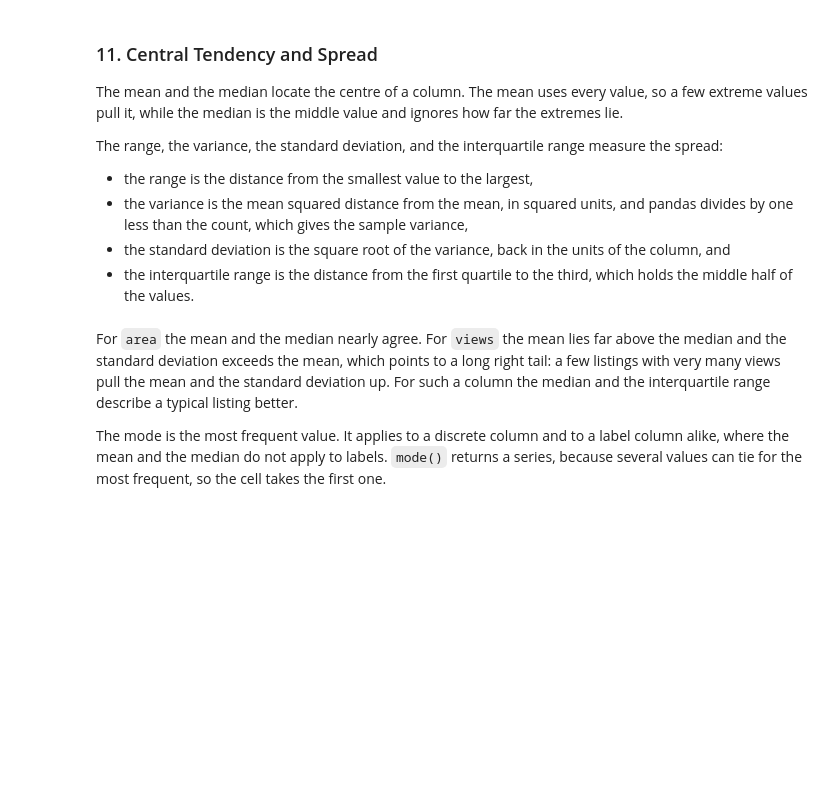
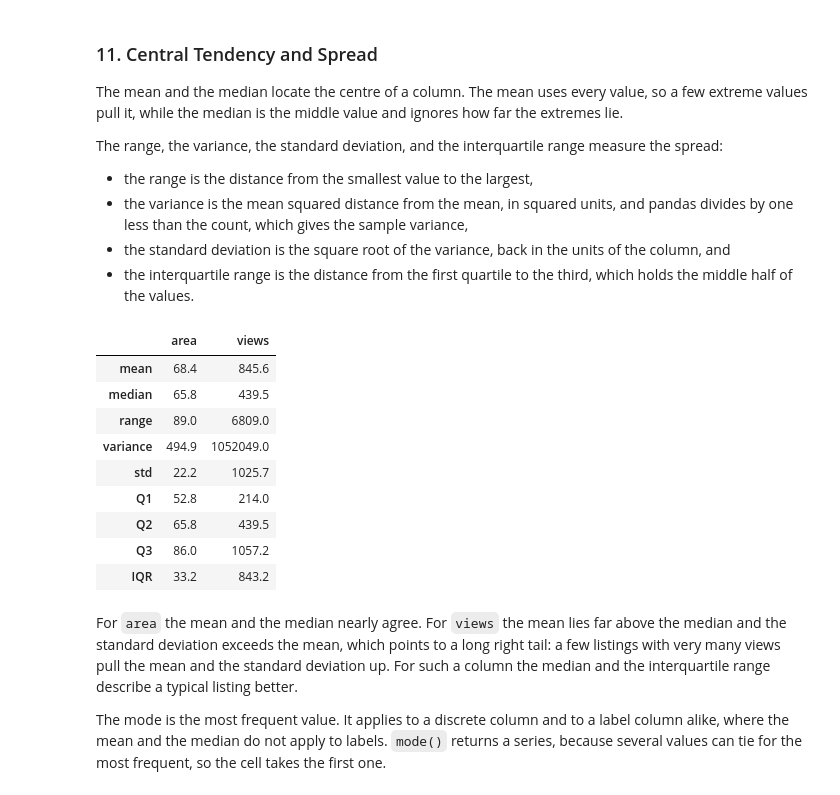
Before and after one commit to TaseZmaj/My-Learning-Data-Science, a Jupyter notebook: my-aud-exercises/auditory/01-data-gathering-and-exploratory-analysis/notebook.ipynb, the cells around one changed output. Drawn from its saved outputs; the diff is of its cells as text; code cells hidden in the pictures; blank space fills up the shorter version.

```diff
--- a/my-aud-exercises/auditory/01-data-gathering-and-exploratory-analysis/notebook.ipynb
+++ b/my-aud-exercises/auditory/01-data-gathering-and-exploratory-analysis/notebook.ipynb
@@ -479,23 +849,38 @@ The range, the variance, the standard deviation, and the interquartile range mea
 # %%
 def centre_and_spread(values: pd.Series) -> pd.Series:
     q1, q3 = values.quantile([0.25, 0.75])
     return pd.Series(
         {
             "mean": values.mean(),
             "median": values.median(),
             "range": values.max() - values.min(),
             "variance": values.var(),
             "std": values.std(),
             "Q1": q1,
+            "Q2": values.median(),
             "Q3": q3,
             "IQR": q3 - q1,
         }
     )
 
 
 pd.DataFrame(
-    {"area": centre_and_spread(df["area"]), "views": centre_and_spread(df["views"])}
+    {
+        "area": centre_and_spread(df["area"]),
+        "views": centre_and_spread(df["views"])
+    }
 ).round(1)
+# %% [output]
+|  | area | views |
+| mean | 68.4 | 845.6 |
+| median | 65.8 | 439.5 |
+| range | 89.0 | 6809.0 |
+| variance | 494.9 | 1052049.0 |
+| std | 22.2 | 1025.7 |
+| Q1 | 52.8 | 214.0 |
+| Q2 | 65.8 | 439.5 |
+| Q3 | 86.0 | 1057.2 |
+| IQR | 33.2 | 843.2 |
 # %% [markdown]
 For `area` the mean and the median nearly agree. For `views` the mean lies far above the median and the standard deviation exceeds the mean, which points to a long right tail: a few listings with very many views pull the mean and the standard deviation up. For such a column the median and the interquartile range describe a typical listing better.
 
```
Also changed, not shown: parts of 48 cells of this notebook.
